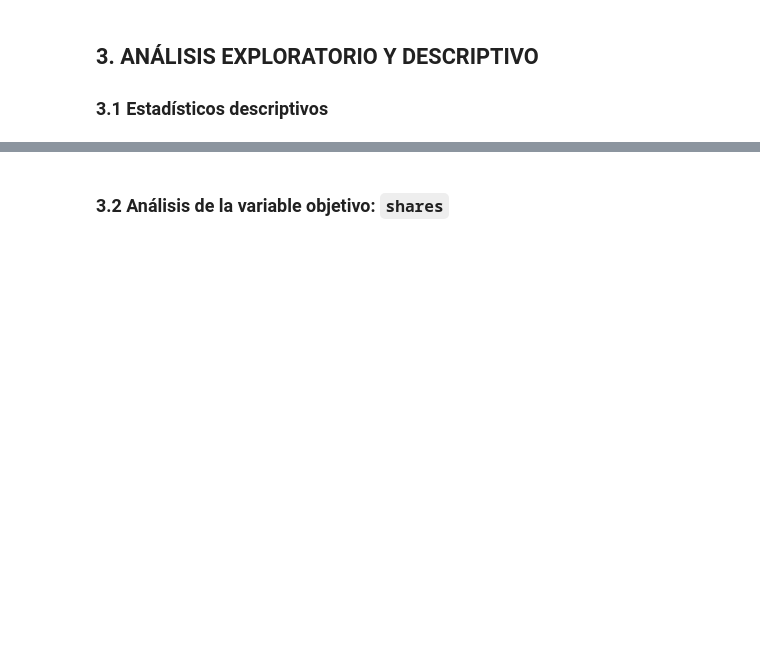
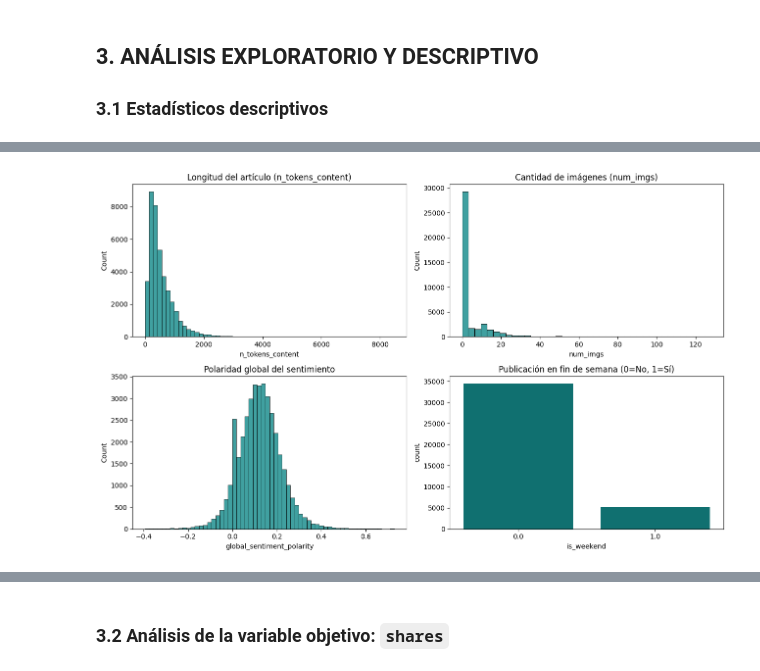
Before and after one commit to gleo1973/tp-metodos-predictivos-2c2026, a Jupyter notebook: Metodos_Predictivos_TP_2026_estructurado.ipynb, the cells around one changed output, grey strips where cells are left out. Cells and saved outputs as stored; diff of their text form; code cells hidden in the pictures; blank space fills up the shorter version.

```diff
--- a/Metodos_Predictivos_TP_2026_estructurado.ipynb
+++ b/Metodos_Predictivos_TP_2026_estructurado.ipynb
@@ -1052 +1059,24 @@ df.describe()
+# %%
+import seaborn as sns
+
+# no todas: seleccionamos las que más probablemente se relacionen con la popularidad del contenido.
+fig, axes = plt.subplots(2, 2, figsize=(13, 8))
+
+sns.histplot(df["n_tokens_content"], bins=60, ax=axes[0, 0], color="teal")
+axes[0, 0].set_title("Longitud del artículo (n_tokens_content)")
+
+sns.histplot(df["num_imgs"], bins=40, ax=axes[0, 1], color="teal")
+axes[0, 1].set_title("Cantidad de imágenes (num_imgs)")
+
+sns.histplot(df["global_sentiment_polarity"], bins=60, ax=axes[1, 0], color="teal")
+axes[1, 0].set_title("Polaridad global del sentimiento")
+
+if "is_weekend" in df.columns:
+    sns.countplot(x=df["is_weekend"], ax=axes[1, 1], color="teal")
+    axes[1, 1].set_title("Publicación en fin de semana (0=No, 1=Sí)")
+
+plt.tight_layout()
+plt.show()
+# %% [output]
+[figure, added]
 # %% [markdown]
```
Also changed, not shown: parts of 12 cells of this notebook, 8 other files.
